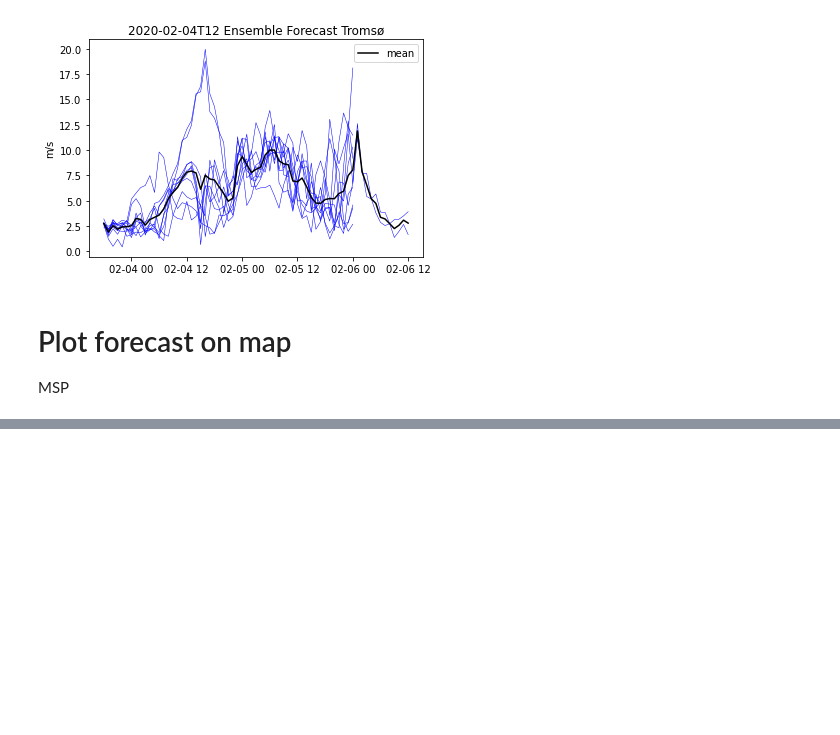
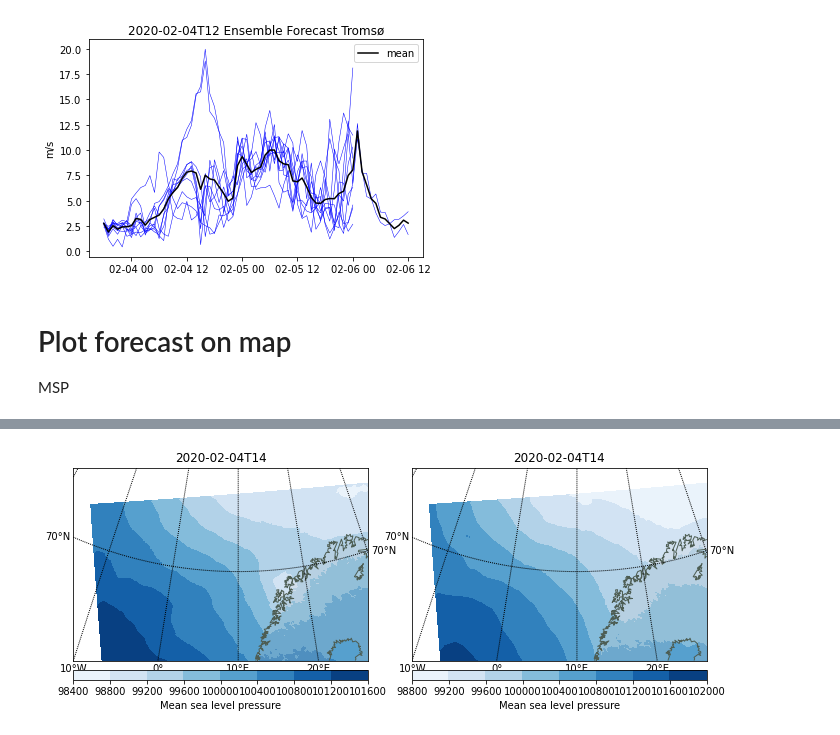
Before and after one commit to eirikngard/GEO4902, a Jupyter notebook: Ensemble_prediction.ipynb, the cells around one changed output, grey strips where cells are left out. Cells and saved outputs as stored; diff of their text form; code cells hidden in the pictures; blank space fills up the shorter version.

```diff
--- a/Ensemble_prediction.ipynb
+++ b/Ensemble_prediction.ipynb
@@ -302,0 +274,5 @@ plt.show()
+# %%
+pres = forecast_1.air_pressure_at_sea_level.isel(time=timestep_1,height_above_msl=mlevel)
+quan_pres = pres.quantile([0.3,0.5,0.95], dim='ensemble_member')
+#res = forecast_1.air_pressure_at_sea_level.isel(time=timestep_1,height_above_msl=mlevel)
+#pres_mean = pres.mean(dim = 'ensemble_member')
@@ -302,0 +281,31 @@ plt.show()
+# %%
+fig = plt.figure(figsize=(15,10)) #11.7
+gs = gridspec.GridSpec(1,3)
+plt.subplots_adjust(left=0.05, right=0.95, top=0.90, bottom=0.05, wspace=0.15, hspace=0.05)
+ax = plt.subplot(111)
+m = Basemap(projection='stere',
+            boundinglat=60, lon_0=10, lat_0=60.4,
+            resolution='l',
+            llcrnrlat= 64.0, urcrnrlat=74.0, llcrnrlon=-10.0, urcrnrlon=35.0)
+
+ax = plt.subplot(gs[0],aspect='equal')
+m.drawcoastlines(color='#4D5D53'); m.fillcontinents(alpha=0.2)
+parallels = np.arange(0.,90,10); m.drawparallels(parallels,labels=[1,1,1,0],fontsize=10)
+meridians = np.arange(0.,360.,10); m.drawmeridians(meridians,labels=[0,0,0,1],latmax=80,fontsize=10)
+x, y = m(np.array(forecast_1.longitude),np.array(forecast_1.latitude))               # compute map proj coordinates.
+cs=m.contourf(x,y,np.array(quan_pres[0,:,:]),cmap=plt.cm.Blues,extemd='max')
+plt.title (np.datetime_as_string(forecast_1.time[timestep_1],unit='h'))
+cbar = m.colorbar(cs,location='bottom',pad="5%")
+cbar.set_label('Mean sea level pressure')
+
+ax = plt.subplot(gs[1],aspect='equal')
+m.drawcoastlines(color='#4D5D53'); m.fillcontinents(alpha=0.2)
+parallels = np.arange(0.,90,10); m.drawparallels(parallels,labels=[1,1,1,0],fontsize=10)
+meridians = np.arange(0.,360.,10); m.drawmeridians(meridians,labels=[0,0,0,1],latmax=80,fontsize=10)
+x, y = m(np.array(forecast_1.longitude),np.array(forecast_1.latitude))               # compute map proj coordinates.
+cs=m.contourf(x,y,np.array(quan_pres[2,:,:]),cmap=plt.cm.Blues,extemd='max')
+plt.title (np.datetime_as_string(forecast_1.time[timestep_1],unit='h'))
+cbar = m.colorbar(cs,location='bottom',pad="5%")
+cbar.set_label('Mean sea level pressure')
+# %% [output]
+[figure, added]
```
Also changed, not shown: parts of 8 cells of this notebook.
